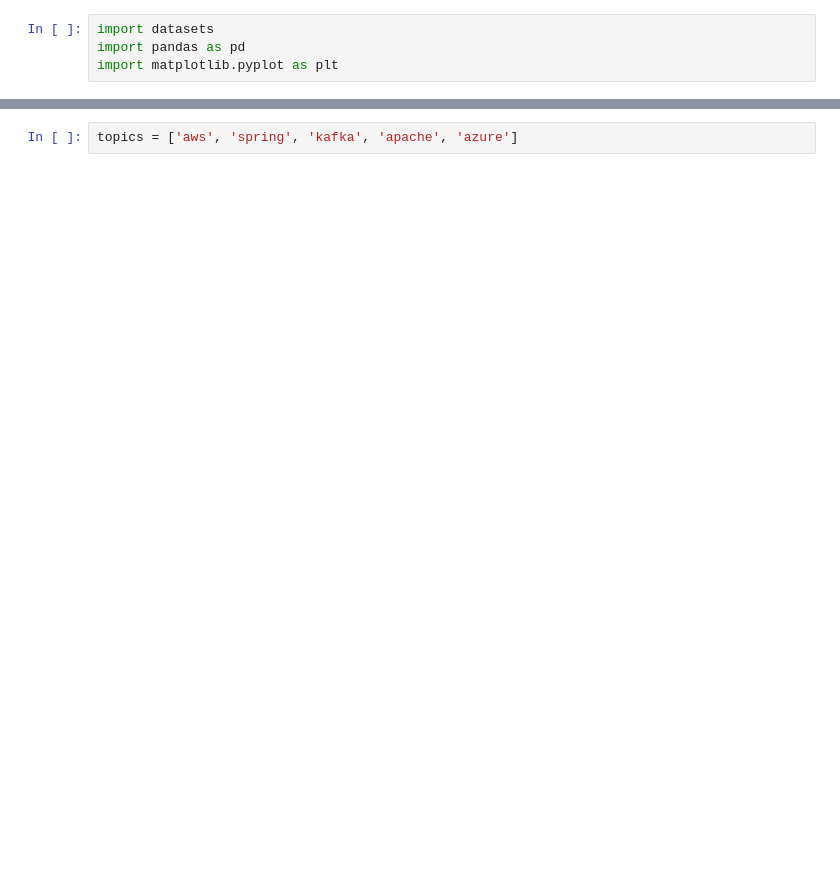
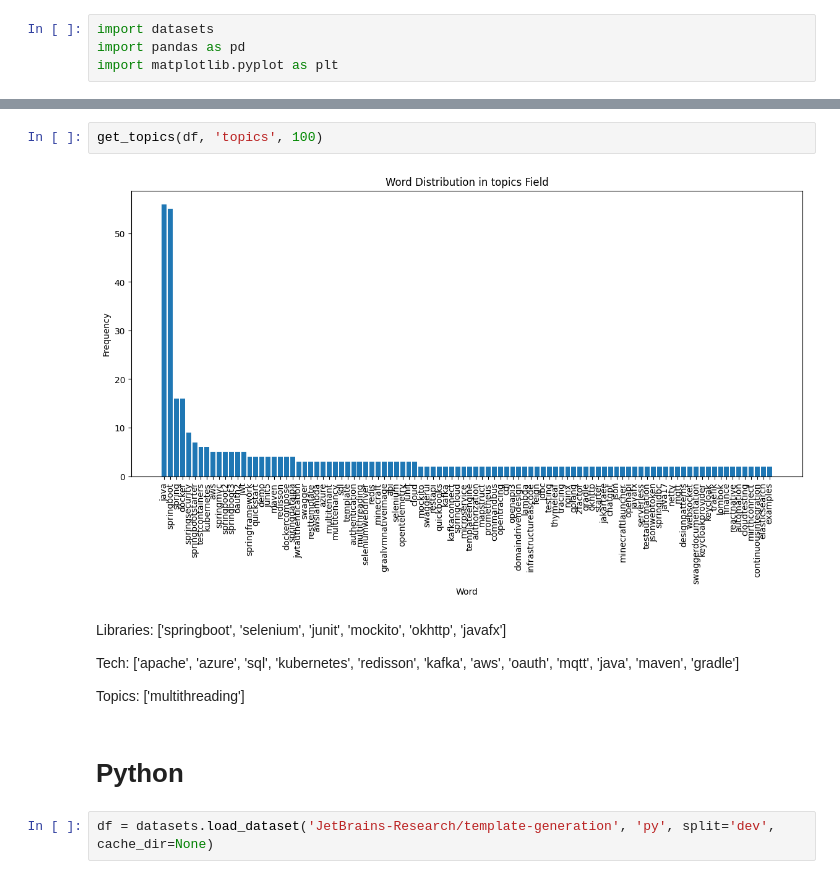
Before and after one commit to JetBrains-Research/agents-eval, a Jupyter notebook: src/template_generation/notebooks/dataset_analysis.ipynb, the cells around one changed output, grey strips where cells are left out. Saved outputs shown, nothing was run; the diff lists cells and outputs as text; blank space fills up the shorter version.

```diff
--- a/src/template_generation/notebooks/dataset_analysis.ipynb
+++ b/src/template_generation/notebooks/dataset_analysis.ipynb
@@ -58,2 +51,14 @@ plt.show()
-# %%
-topics = ['aws', 'spring', 'kafka', 'apache', 'azure']
+# %%
+get_topics(df, 'topics', 100)
+# %% [output]
+[figure, added]
+# %% [markdown]
+Libraries: ['springboot', 'selenium', 'junit', 'mockito', 'okhttp', 'javafx']
+
+Tech: ['apache', 'azure', 'sql', 'kubernetes', 'redisson', 'kafka', 'aws', 'oauth', 'mqtt', 'java', 'maven', 'gradle']
+
+Topics: ['multithreading']
+# %% [markdown]
+# Python
+# %%
+df = datasets.load_dataset('JetBrains-Research/template-generation', 'py', split='dev', cache_dir=None)
```
Also changed, not shown: parts of 15 cells of this notebook.
